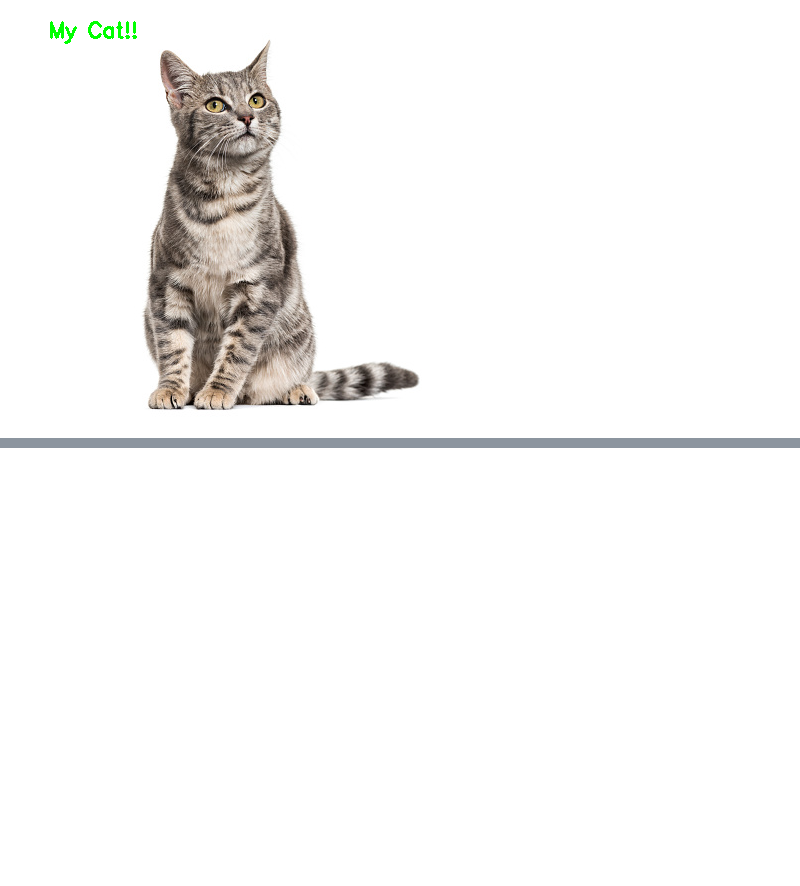
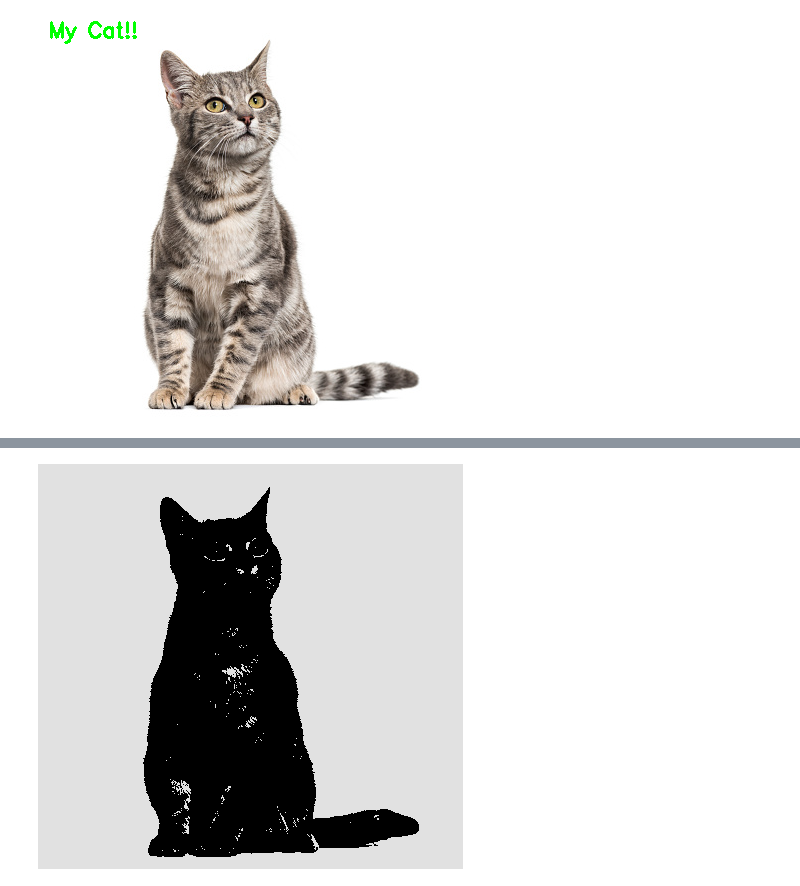
Before and after one commit to ThinamXx/ComputerVision, a Jupyter notebook: 01. OpenCV/OpenCV.ipynb, the cells around one changed output, grey strips where cells are left out. Saved outputs shown, nothing was run; the diff lists cells and outputs as text; code cells hidden in the pictures; blank space fills up the shorter version.

```diff
--- a/01. OpenCV/OpenCV.ipynb
+++ b/01. OpenCV/OpenCV.ipynb
@@ -101,0 +122,6 @@ cv2_imshow(output)                                          # Inspecting Image.
+# %%
+#@ INITIALIZING THRESHOLDING:
+thresh = cv2.threshold(gray, 225, 225, cv2.THRESH_BINARY)[1]
+cv2_imshow(thresh)
+# %% [output]
+[figure, added]
```
Also changed, not shown: parts of 10 cells of this notebook.
